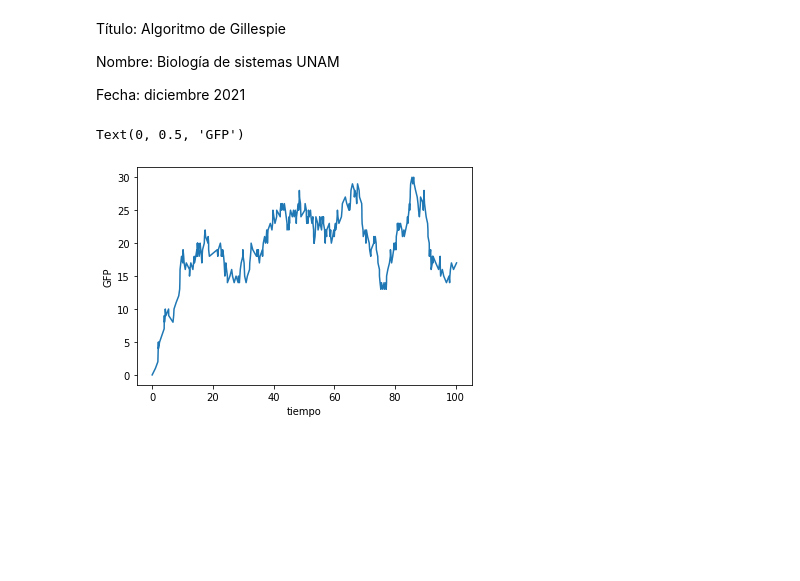
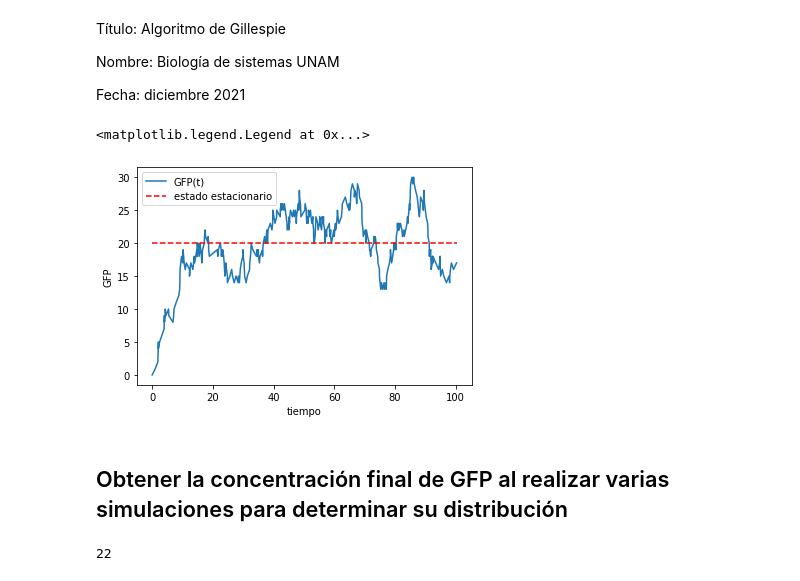
Before and after one commit to sysbio-unam/practicas-computacionales-Python, a Jupyter notebook: algoritmo_Gillespie.ipynb, the cells around one changed output. Saved outputs shown, nothing was run; the diff lists cells and outputs as text; code cells hidden in the pictures; blank space fills up the shorter version.

```diff
--- a/algoritmo_Gillespie.ipynb
+++ b/algoritmo_Gillespie.ipynb
@@ -52,7 +51,11 @@ out = gillespieGFp(0, 100)
 # %%
 plt.plot(out[0], out[1])
 plt.xlabel("tiempo")
 plt.ylabel("GFP")
+plt.plot(out[0], np.ones_like(out[0])*20, "r--")
+plt.legend(["GFP(t)", "estado estacionario"])
 # %% [output]
-Text(0, 0.5, 'GFP')
+<matplotlib.legend.Legend at 0x...>
-[figure, old version]
+[figure, new version]
+# %% [markdown]
+## Obtener la concentración final de GFP al realizar varias simulaciones para determinar su distribución
@@ -58,0 +70,4 @@ Text(0, 0.5, 'GFP')
+# %%
+GFP_final(0, 100)
+# %% [output]
+22
```
Also changed, not shown: parts of 9 cells of this notebook.
